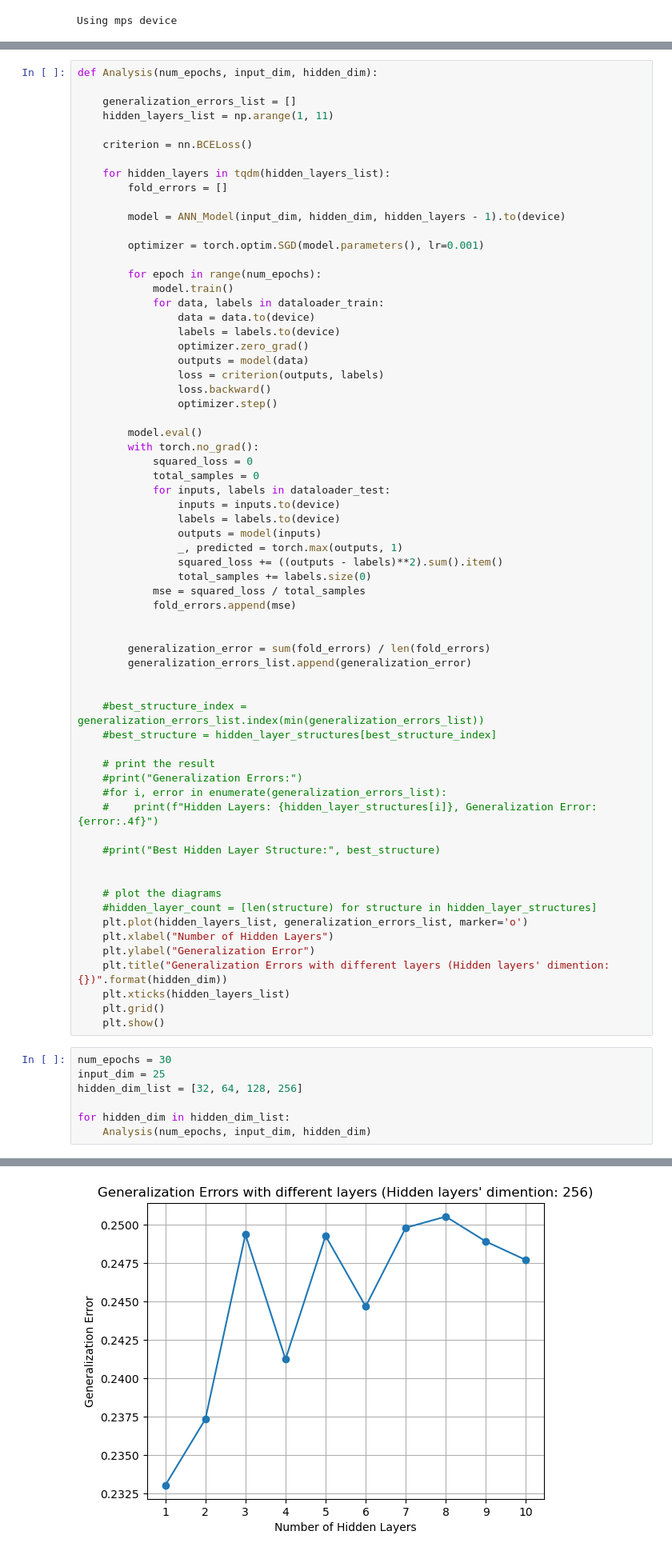
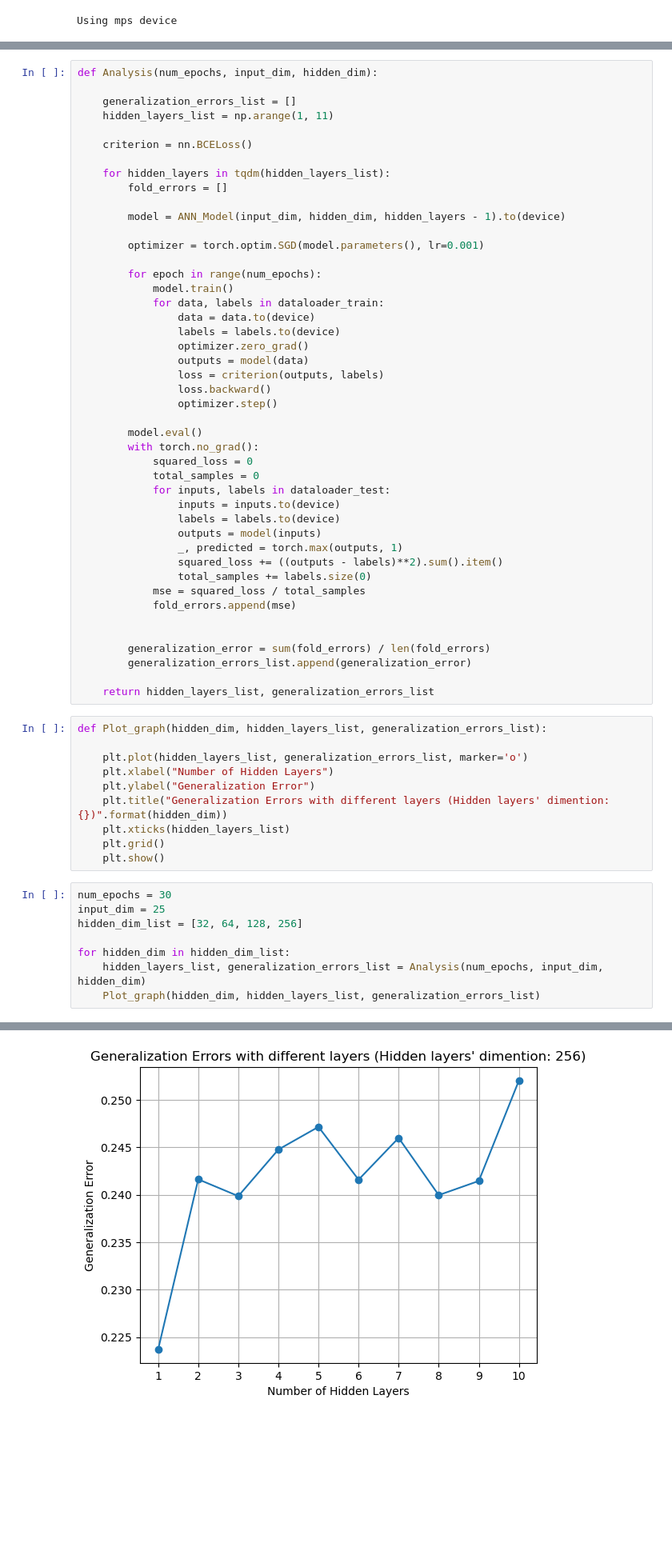
Before and after one commit to jennifer-dtu-2023/02450_project2, a Jupyter notebook: 2023-10-29_1a_regression_methods/2023-10-06_james_Regression_ANN/ANN_for_regression.ipynb, the cells around one changed output, grey strips where cells are left out. Shown at 80% size. Drawn from its saved outputs; the diff is of its cells as text; blank space fills up the shorter version.

```diff
--- a/2023-10-29_1a_regression_methods/2023-10-06_james_Regression_ANN/ANN_for_regression.ipynb
+++ b/2023-10-29_1a_regression_methods/2023-10-06_james_Regression_ANN/ANN_for_regression.ipynb
@@ -259,32 +259,23 @@ def Analysis(num_epochs, input_dim, hidden_dim):
         generalization_error = sum(fold_errors) / len(fold_errors)
         generalization_errors_list.append(generalization_error)
 
-
-    #best_structure_index = generalization_errors_list.index(min(generalization_errors_list))
-    #best_structure = hidden_layer_structures[best_structure_index]
-
-    # print the result
-    #print("Generalization Errors:")
-    #for i, error in enumerate(generalization_errors_list):
-    #    print(f"Hidden Layers: {hidden_layer_structures[i]}, Generalization Error: {error:.4f}")
-
-    #print("Best Hidden Layer Structure:", best_structure)
-
-
-    # plot the diagrams
-    #hidden_layer_count = [len(structure) for structure in hidden_layer_structures]
-    plt.plot(hidden_layers_list, generalization_errors_list, marker='o')
-    plt.xlabel("Number of Hidden Layers")
-    plt.ylabel("Generalization Error")
-    plt.title("Generalization Errors with different layers (Hidden layers' dimention: {})".format(hidden_dim))
-    plt.xticks(hidden_layers_list)
-    plt.grid()
-    plt.show()
+    return hidden_layers_list, generalization_errors_list
+# %%
+def Plot_graph(hidden_dim, hidden_layers_list, generalization_errors_list):
+
+    plt.plot(hidden_layers_list, generalization_errors_list, marker='o')
+    plt.xlabel("Number of Hidden Layers")
+    plt.ylabel("Generalization Error")
+    plt.title("Generalization Errors with different layers (Hidden layers' dimention: {})".format(hidden_dim))
+    plt.xticks(hidden_layers_list)
+    plt.grid()
+    plt.show()
 # %%
 num_epochs = 30
 input_dim = 25
 hidden_dim_list = [32, 64, 128, 256]
 
 for hidden_dim in hidden_dim_list:
-    Analysis(num_epochs, input_dim, hidden_dim)
+    hidden_layers_list, generalization_errors_list = Analysis(num_epochs, input_dim, hidden_dim)
+    Plot_graph(hidden_dim, hidden_layers_list, generalization_errors_list)
 # %% [output]
@@ -294 +285 @@ for hidden_dim in hidden_dim_list:
-[figure, old version]
+[figure, new version]
```
Also changed, not shown: parts of 7 cells of this notebook, 3 other files.
